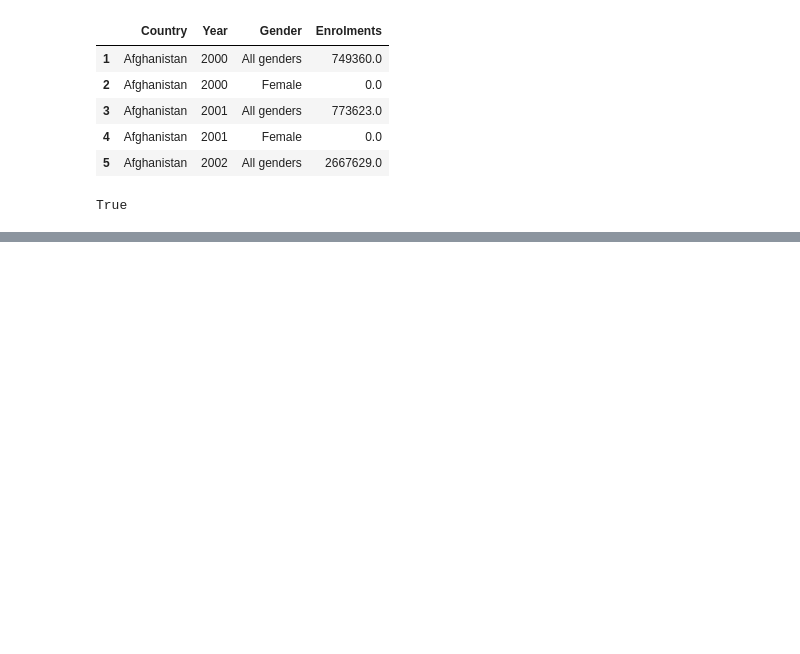
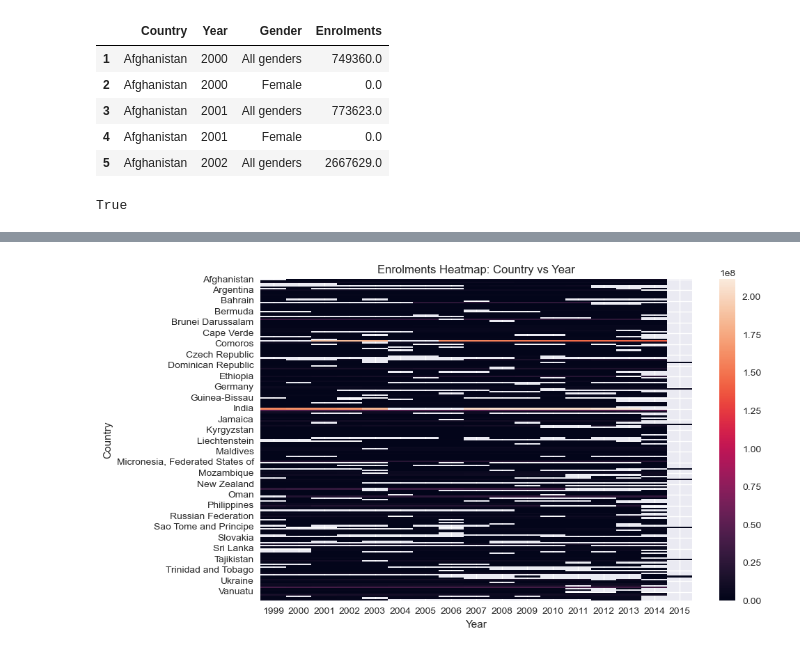
Before and after one commit to umarmohdcr7-spec/life-expectancy-education, a Jupyter notebook: notebooks/primary.ipynb, the cells around one changed output, grey strips where cells are left out. Saved outputs shown, nothing was run; the diff lists cells and outputs as text; code cells hidden in the pictures; blank space fills up the shorter version.

```diff
--- a/notebooks/primary.ipynb
+++ b/notebooks/primary.ipynb
@@ -155,0 +183,16 @@ True
+# %%
+heatmap_data = datafile.pivot_table(
+    index="Country",
+    columns="Year",
+    values="Enrolments",
+    aggfunc="sum"
+)
+
+plt.figure(figsize=(10, 6))
+sns.heatmap(heatmap_data)
+plt.title("Enrolments Heatmap: Country vs Year")
+plt.xlabel("Year")
+plt.ylabel("Country")
+plt.show()
+# %% [output]
+[figure, added]
```
Also changed, not shown: parts of 3 cells of this notebook.
